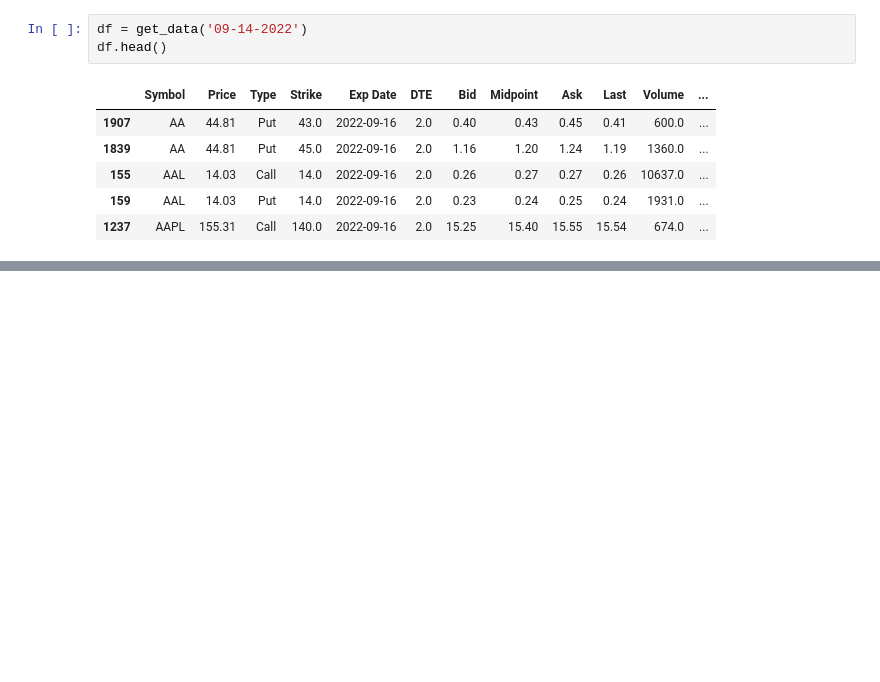
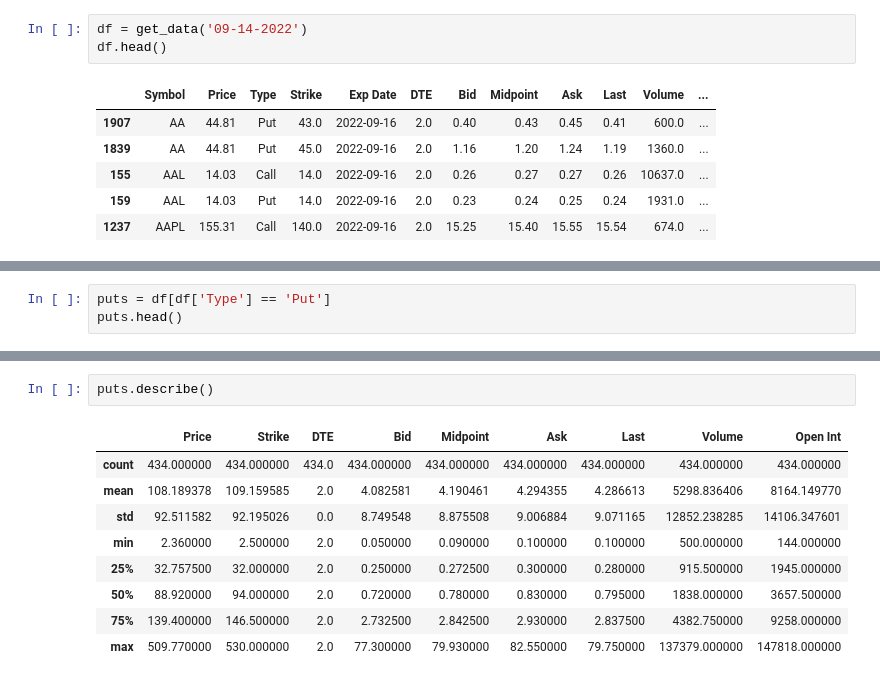
Before and after one commit to Latnid/FinTechProjects, a Jupyter notebook: One/app.ipynb, the cells around one changed output, grey strips where cells are left out. Cells and saved outputs as stored; diff of their text form; blank space fills up the shorter version.

```diff
--- a/One/app.ipynb
+++ b/One/app.ipynb
@@ -37,0 +63,3 @@ df.head()
+# %%
+puts = df[df['Type'] == 'Put']
+puts.head()
@@ -37,0 +73,12 @@ df.head()
+# %%
+puts.describe()
+# %% [output]
+|  | Price | Strike | DTE | Bid | Midpoint | Ask | Last | Volume | Open Int |
+| count | 434.000000 | 434.000000 | 434.0 | 434.000000 | 434.000000 | 434.000000 | 434.000000 | 434.000000 | 434.000000 |
+| mean | 108.189378 | 109.159585 | 2.0 | 4.082581 | 4.190461 | 4.294355 | 4.286613 | 5298.836406 | 8164.149770 |
+| std | 92.511582 | 92.195026 | 0.0 | 8.749548 | 8.875508 | 9.006884 | 9.071165 | 12852.238285 | 14106.347601 |
+| min | 2.360000 | 2.500000 | 2.0 | 0.050000 | 0.090000 | 0.100000 | 0.100000 | 500.000000 | 144.000000 |
+| 25% | 32.757500 | 32.000000 | 2.0 | 0.250000 | 0.272500 | 0.300000 | 0.280000 | 915.500000 | 1945.000000 |
+| 50% | 88.920000 | 94.000000 | 2.0 | 0.720000 | 0.780000 | 0.830000 | 0.795000 | 1838.000000 | 3657.500000 |
+| 75% | 139.400000 | 146.500000 | 2.0 | 2.732500 | 2.842500 | 2.930000 | 2.837500 | 4382.750000 | 9258.000000 |
+| max | 509.770000 | 530.000000 | 2.0 | 77.300000 | 79.930000 | 82.550000 | 79.750000 | 137379.000000 | 147818.000000 |
```
Also changed, not shown: parts of 4 cells of this notebook.
